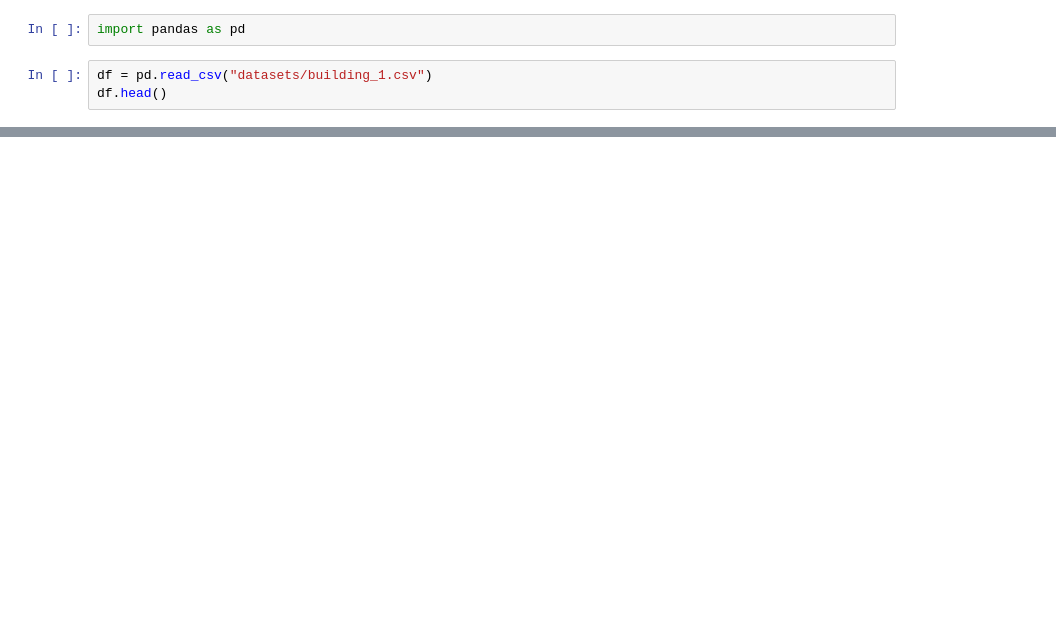
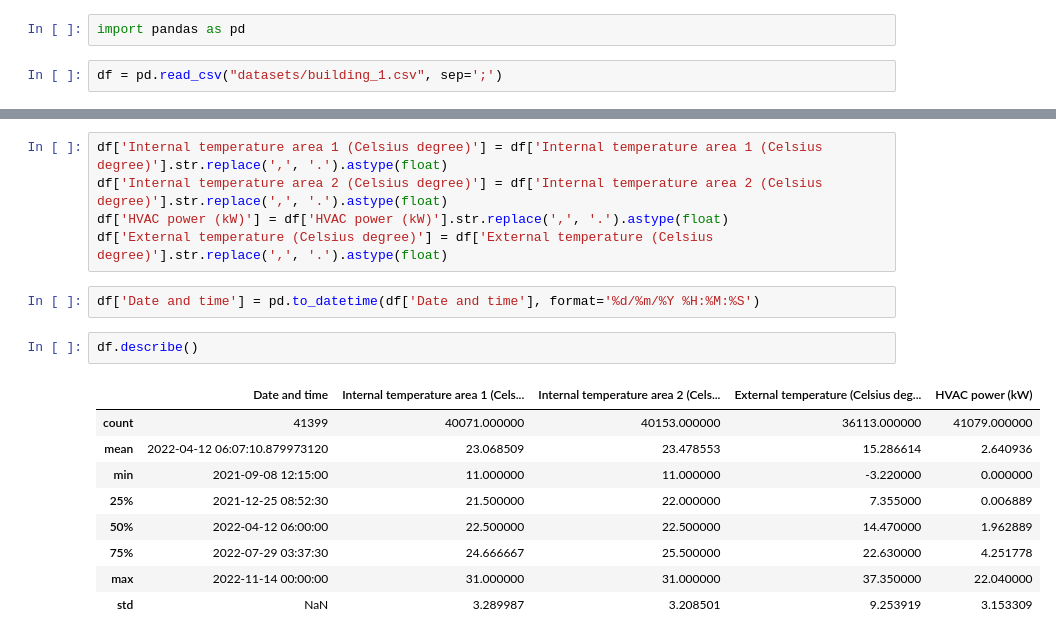
Before and after one commit to vedovati-matteo/noi_hack_SEC, a Jupyter notebook: data_test.ipynb, the cells around one changed output, grey strips where cells are left out. Drawn from its saved outputs; the diff is of its cells as text; blank space fills up the shorter version.

```diff
--- a/data_test.ipynb
+++ b/data_test.ipynb
@@ -1,5 +1,4 @@
 # %%
 import pandas as pd
 # %%
-df = pd.read_csv("datasets/building_1.csv")
-df.head()
+df = pd.read_csv("datasets/building_1.csv", sep=';')
@@ -11,0 +14,19 @@ ParserError: Error tokenizing data. C error: Expected 2 fields in line 12, saw 4
+# %%
+df['Internal temperature area 1 (Celsius degree)'] = df['Internal temperature area 1 (Celsius degree)'].str.replace(',', '.').astype(float)
+df['Internal temperature area 2 (Celsius degree)'] = df['Internal temperature area 2 (Celsius degree)'].str.replace(',', '.').astype(float)
+df['HVAC power (kW)'] = df['HVAC power (kW)'].str.replace(',', '.').astype(float)
+df['External temperature (Celsius degree)'] = df['External temperature (Celsius degree)'].str.replace(',', '.').astype(float)
+# %%
+df['Date and time'] = pd.to_datetime(df['Date and time'], format='%d/%m/%Y %H:%M:%S')
+# %%
+df.describe()
+# %% [output]
+|  | Date and time | Internal temperature area 1 (Cels... | Internal temperature area 2 (Cels... | External temperature (Celsius deg... | HVAC power (kW) |
+| count | 41399 | 40071.000000 | 40153.000000 | 36113.000000 | 41079.000000 |
+| mean | 2022-04-12 06:07:10.879973120 | 23.068509 | 23.478553 | 15.286614 | 2.640936 |
+| min | 2021-09-08 12:15:00 | 11.000000 | 11.000000 | -3.220000 | 0.000000 |
+| 25% | 2021-12-25 08:52:30 | 21.500000 | 22.000000 | 7.355000 | 0.006889 |
+| 50% | 2022-04-12 06:00:00 | 22.500000 | 22.500000 | 14.470000 | 1.962889 |
+| 75% | 2022-07-29 03:37:30 | 24.666667 | 25.500000 | 22.630000 | 4.251778 |
+| max | 2022-11-14 00:00:00 | 31.000000 | 31.000000 | 37.350000 | 22.040000 |
+| std | NaN | 3.289987 | 3.208501 | 9.253919 | 3.153309 |
```
Also changed, not shown: parts of 11 cells of this notebook.
